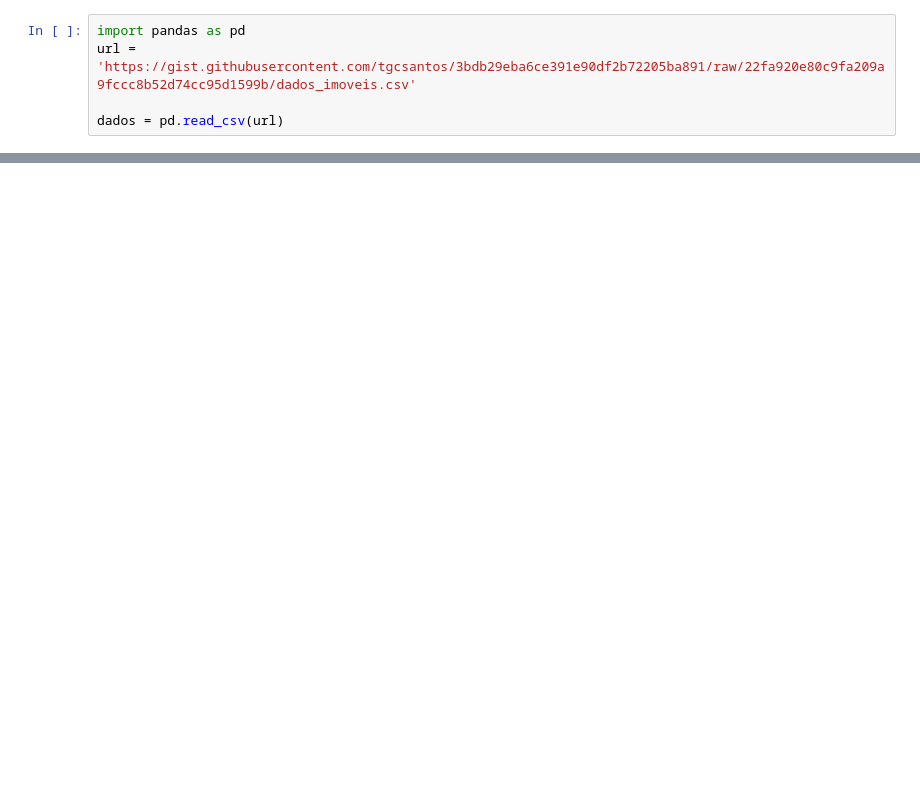
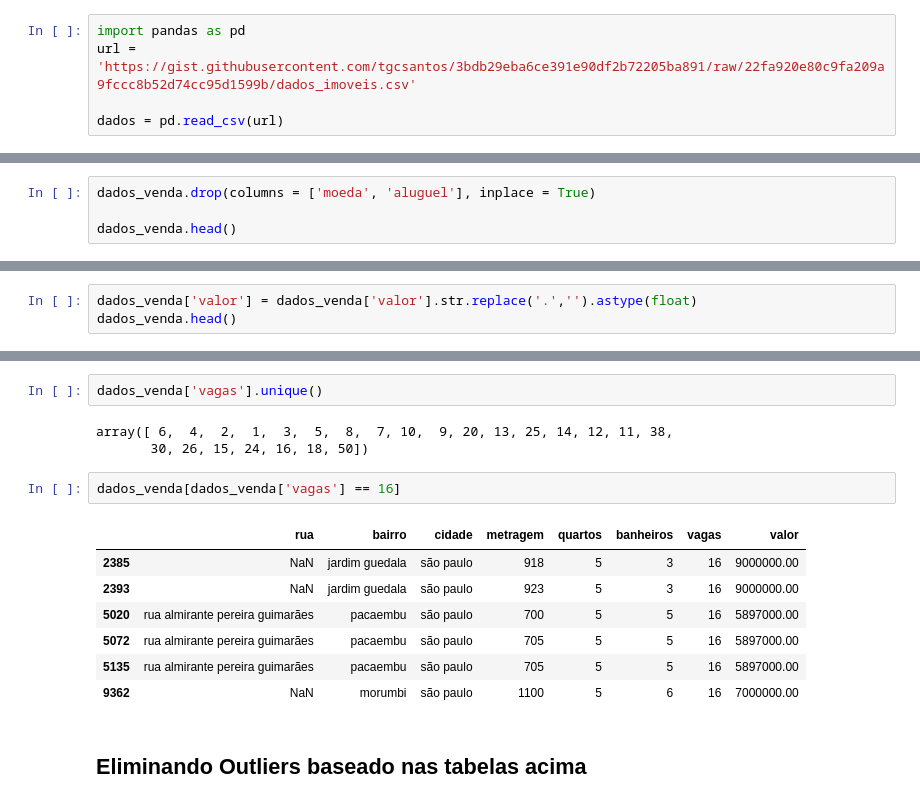
Before and after one commit to pcarneiro85/sao_paulo_house_market, a Jupyter notebook: house_analysis.ipynb, the cells around one changed output, grey strips where cells are left out. Saved outputs shown, nothing was run; the diff lists cells and outputs as text; blank space fills up the shorter version.

```diff
--- a/house_analysis.ipynb
+++ b/house_analysis.ipynb
@@ -515,0 +121,4 @@ df_ibge.sample(20)
+# %%
+dados_venda.drop(columns = ['moeda', 'aluguel'], inplace = True)
+
+dados_venda.head()
@@ -515,0 +138,3 @@ df_ibge.sample(20)
+# %%
+dados_venda['valor'] = dados_venda['valor'].str.replace('.','').astype(float)
+dados_venda.head()
@@ -515,0 +178,17 @@ df_ibge.sample(20)
+# %%
+dados_venda['vagas'].unique()
+# %% [output]
+array([ 6,  4,  2,  1,  3,  5,  8,  7, 10,  9, 20, 13, 25, 14, 12, 11, 38,
+       30, 26, 15, 24, 16, 18, 50])
+# %%
+dados_venda[dados_venda['vagas'] == 16]
+# %% [output]
+|  | rua | bairro | cidade | metragem | quartos | banheiros | vagas | valor |
+| 2385 | NaN | jardim guedala | são paulo | 918 | 5 | 3 | 16 | 9000000.00 |
+| 2393 | NaN | jardim guedala | são paulo | 923 | 5 | 3 | 16 | 9000000.00 |
+| 5020 | rua almirante pereira guimarães | pacaembu | são paulo | 700 | 5 | 5 | 16 | 5897000.00 |
+| 5072 | rua almirante pereira guimarães | pacaembu | são paulo | 705 | 5 | 5 | 16 | 5897000.00 |
+| 5135 | rua almirante pereira guimarães | pacaembu | são paulo | 705 | 5 | 5 | 16 | 5897000.00 |
+| 9362 | NaN | morumbi | são paulo | 1100 | 5 | 6 | 16 | 7000000.00 |
+# %% [markdown]
+## Eliminando Outliers baseado nas tabelas acima
```
Also changed, not shown: parts of 85 cells of this notebook.
